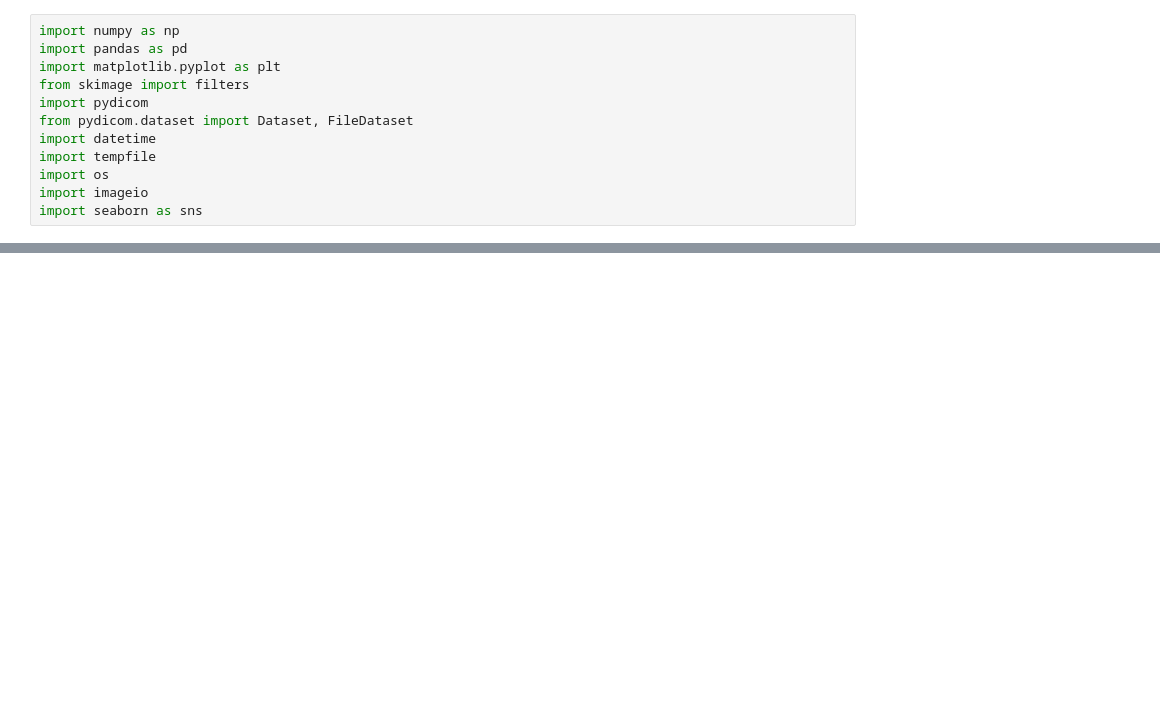
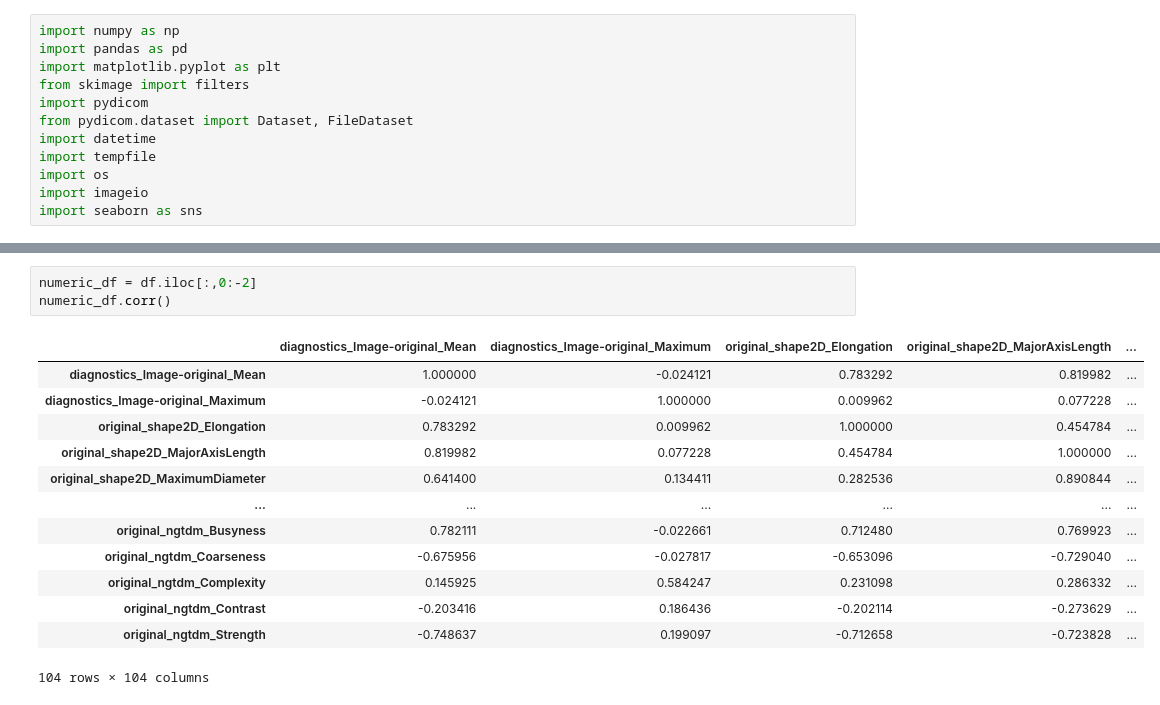
Before and after one commit to MiguelAngeloTr/Datathon, a Jupyter notebook: PM/Mamografia.ipynb, the cells around one changed output, grey strips where cells are left out. Cells and saved outputs as stored; diff of their text form; blank space fills up the shorter version.

```diff
--- a/PM/Mamografia.ipynb
+++ b/PM/Mamografia.ipynb
@@ -22,0 +85,17 @@ import seaborn as sns
+# %%
+numeric_df = df.iloc[:,0:-2]
+numeric_df.corr()
+# %% [output]
+|  | diagnostics_Image-original_Mean | diagnostics_Image-original_Maximum | original_shape2D_Elongation | original_shape2D_MajorAxisLength | ... |
+| diagnostics_Image-original_Mean | 1.000000 | -0.024121 | 0.783292 | 0.819982 | ... |
+| diagnostics_Image-original_Maximum | -0.024121 | 1.000000 | 0.009962 | 0.077228 | ... |
+| original_shape2D_Elongation | 0.783292 | 0.009962 | 1.000000 | 0.454784 | ... |
+| original_shape2D_MajorAxisLength | 0.819982 | 0.077228 | 0.454784 | 1.000000 | ... |
+| original_shape2D_MaximumDiameter | 0.641400 | 0.134411 | 0.282536 | 0.890844 | ... |
+| ... | ... | ... | ... | ... | ... |
+| original_ngtdm_Busyness | 0.782111 | -0.022661 | 0.712480 | 0.769923 | ... |
+| original_ngtdm_Coarseness | -0.675956 | -0.027817 | -0.653096 | -0.729040 | ... |
+| original_ngtdm_Complexity | 0.145925 | 0.584247 | 0.231098 | 0.286332 | ... |
+| original_ngtdm_Contrast | -0.203416 | 0.186436 | -0.202114 | -0.273629 | ... |
+| original_ngtdm_Strength | -0.748637 | 0.199097 | -0.712658 | -0.723828 | ... |
+104 rows × 104 columns
```
Also changed, not shown: parts of 13 cells of this notebook.
